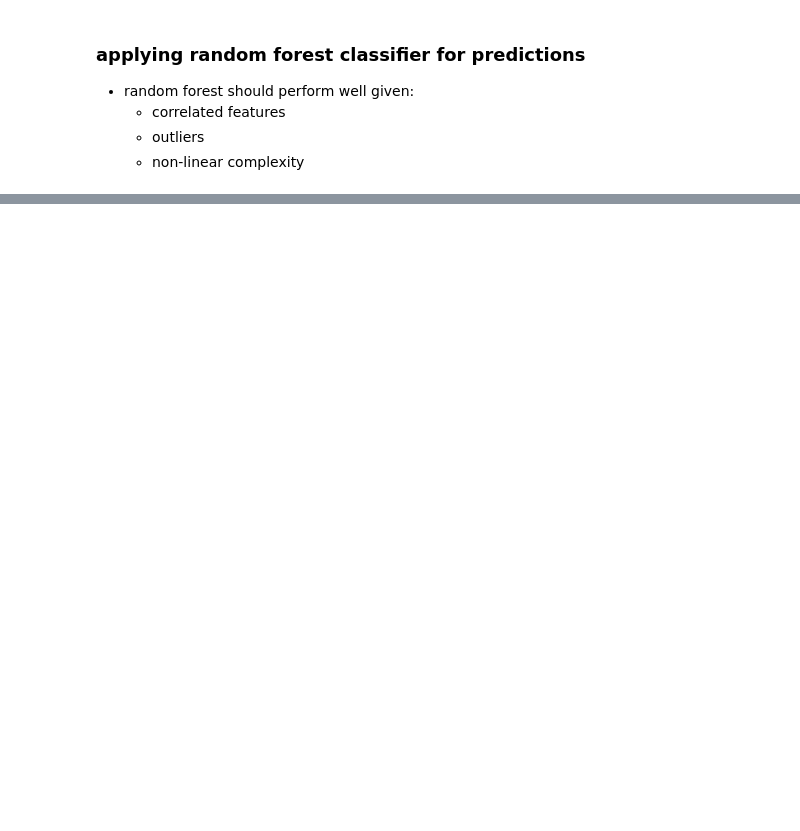
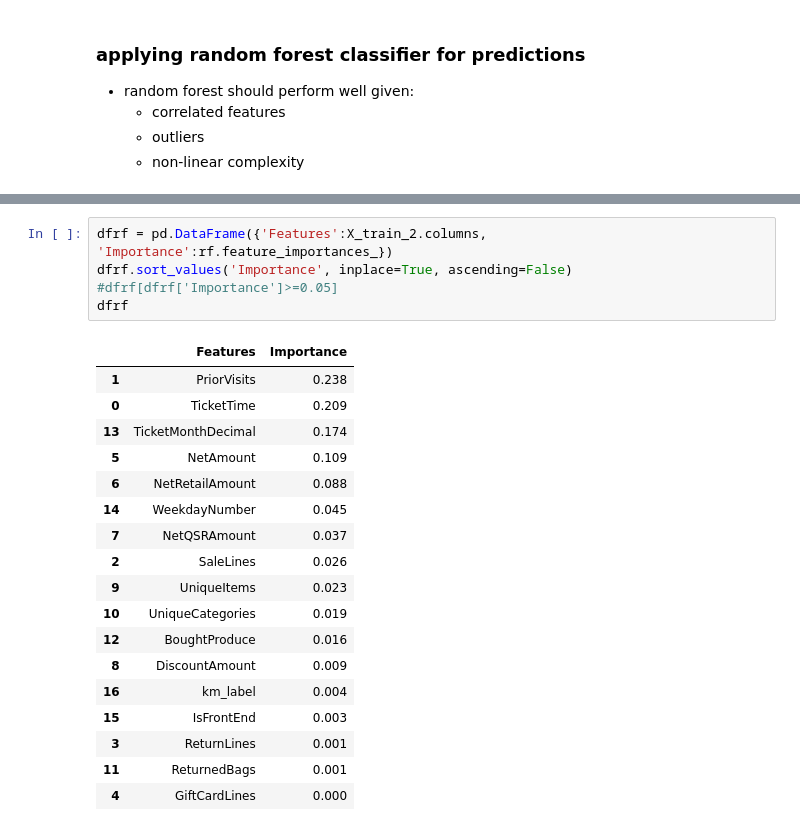
Before and after one commit to zenyui/ga-portfolio, a Jupyter notebook: project/zenyui_repeatly.ipynb, the cells around one changed output, grey strips where cells are left out. Saved outputs shown, nothing was run; the diff lists cells and outputs as text; blank space fills up the shorter version.

```diff
--- a/project/zenyui_repeatly.ipynb
+++ b/project/zenyui_repeatly.ipynb
@@ -407,0 +443,24 @@ KeyboardInterrupt:
+# %%
+dfrf = pd.DataFrame({'Features':X_train_2.columns, 'Importance':rf.feature_importances_})
+dfrf.sort_values('Importance', inplace=True, ascending=False)
+#dfrf[dfrf['Importance']>=0.05]
+dfrf
+# %% [output]
+|  | Features | Importance |
+| 1 | PriorVisits | 0.238 |
+| 0 | TicketTime | 0.209 |
+| 13 | TicketMonthDecimal | 0.174 |
+| 5 | NetAmount | 0.109 |
+| 6 | NetRetailAmount | 0.088 |
+| 14 | WeekdayNumber | 0.045 |
+| 7 | NetQSRAmount | 0.037 |
+| 2 | SaleLines | 0.026 |
+| 9 | UniqueItems | 0.023 |
+| 10 | UniqueCategories | 0.019 |
+| 12 | BoughtProduce | 0.016 |
+| 8 | DiscountAmount | 0.009 |
+| 16 | km_label | 0.004 |
+| 15 | IsFrontEnd | 0.003 |
+| 3 | ReturnLines | 0.001 |
+| 11 | ReturnedBags | 0.001 |
+| 4 | GiftCardLines | 0.000 |
```
Also changed, not shown: parts of 5 cells of this notebook.
